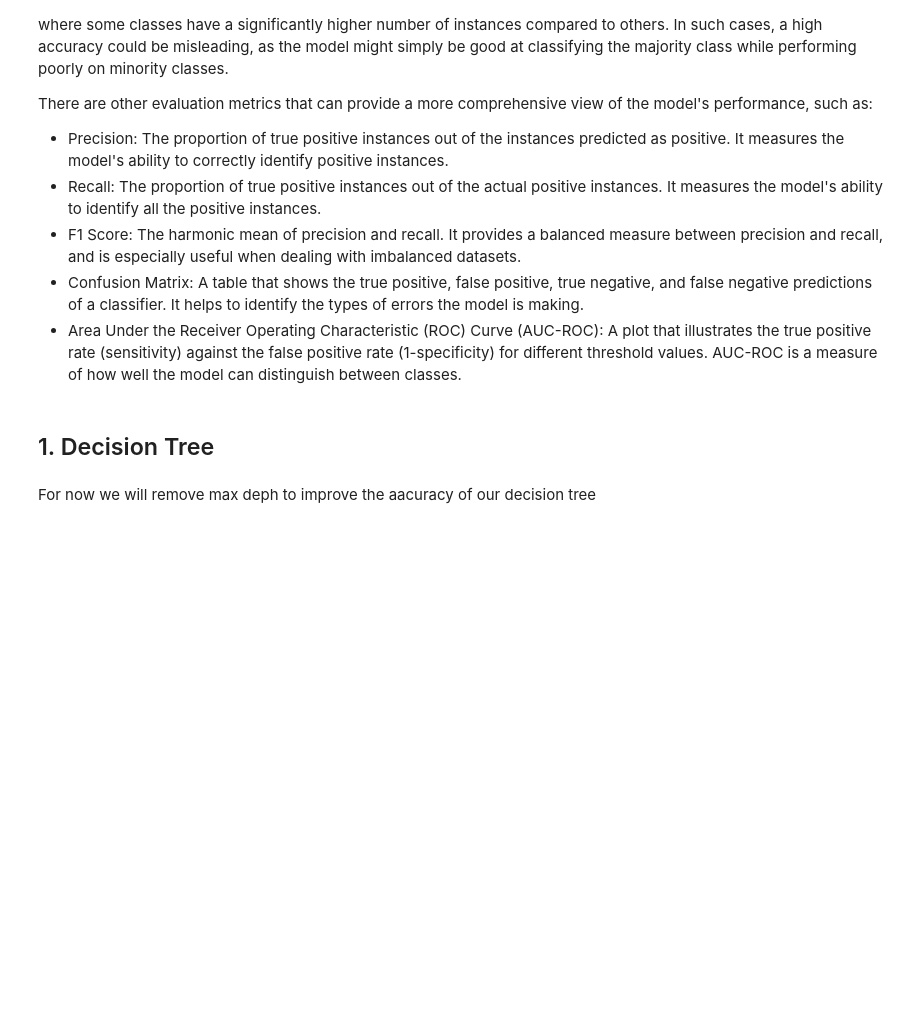
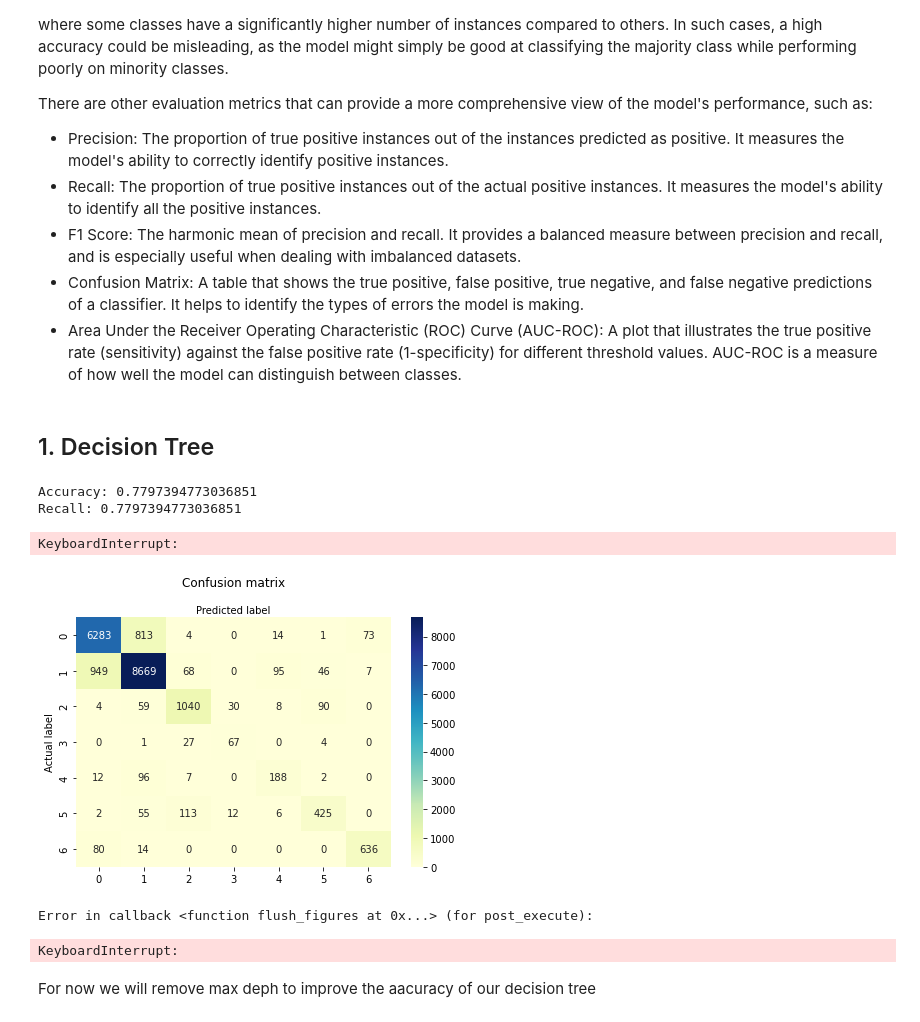
Before and after one commit to monica-navas-m/Machine-Learning, a Jupyter notebook: Notebook Python.ipynb, the cells around one changed output. Cells and saved outputs as stored; diff of their text form; code cells hidden in the pictures; blank space fills up the shorter version.

```diff
--- a/Notebook Python.ipynb
+++ b/Notebook Python.ipynb
@@ -353,7 +431,7 @@ The input data consists of five features: "Wilderness area code", "Elevation", "
 # Separate features and target variable
 
 #X = df_subset.drop("Cover_Type_code", axis=1)
-X = df_subset[["Wilderness area code", "Elevation", 'Horizontal_Distance_To_Roadways', 'Horizontal_Distance_To_Fire_Points', 'Soil type code']]
+X = df_subset[["Wilderness area code", "Elevation", "Soil type code", 'Horizontal_Distance_To_Roadways', 'Horizontal_Distance_To_Fire_Points', 'Slope',"Hillshade_Noon","Hillshade_3pm"]]
 y = df_subset["Cover_Type_code"]
 #X = df[["Wilderness area code", "Elevation", 'Horizontal_Distance_To_Roadways', 'Horizontal_Distance_To_Fire_Points', 'Soil type code']]
 #y = df["Cover_Type_code"]
@@ -449,3 +469,68 @@ print(classification_report(y_test, y_pred, target_names=target_names))
+# %%
+features = list(X.columns)
+
+# Split the dataset into training and testing subsets
+X_train, X_test, y_train, y_test = train_test_split(X, y, test_size=0.2, random_state=42)
+
+# Create a decision tree classifier with a range of depths to search
+clf = DecisionTreeClassifier(random_state=42)
+param_grid = {
+    "max_depth": range(1, 4),
+    "min_samples_split": range(2, 4, 2),
+    "min_samples_leaf": range(1, 4, 2)
+}
+
+#decision_tree = DecisionTreeClassifier(random_state=0, max_depth=2)
+
+# Use GridSearchCV to find the best hyperparameters
+#grid_search = GridSearchCV(clf, param_grid, scoring="accuracy", cv=5, n_jobs=-1)
+clf.fit(X_train, y_train)
+#best_clf = grid_search.best_estimator_
+
+# Make predictions on the testing dataset
+y_pred = clf.predict(X_test)
+
+# Evaluate the accuracy of the model
+accuracy = accuracy_score(y_test, y_pred)
+print("Accuracy:", accuracy)
+
+# Evaluate the balanced accuracy of the model
+b_accuracy = balanced_accuracy_score(y_test, y_pred)
+print(f"Balanced Accuracy: {b_accuracy:.2f}")
+
+# Calculate the confusion matrix of the model
+cm = confusion_matrix(y_test, y_pred)
+
+class_names = [0, 1, 2, 3, 4, 5, 6]  # Name of classes
+fig, ax = plt.subplots()
+tick_marks = np.arange(len(class_names))
+plt.xticks(tick_marks, class_names)
+plt.yticks(tick_marks, class_names)
+
+
+# Create heatmap
+sns.heatmap(pd.DataFrame(cm), annot=True, cmap="YlGnBu", fmt='g')
+ax.xaxis.set_label_position("top")
+plt.tight_layout()
+plt.title('Confusion matrix', y=1.1)
+plt.ylabel('Actual label')
+plt.xlabel('Predicted label')
+
+# Visualize the decision tree
+plt.figure(figsize=(30, 20))
+plot_tree(clf, feature_names=features, class_names=['0', '1', '2', '3', '4', '5', '6'], filled=True)
+plt.show()
+
+# Print the evaluation matrix
+target_names = ['0', '1', '2', '3', '4', '5', '6']
+print(classification_report(y_test, y_pred, target_names=target_names))
+# %% [output]
+Accuracy: 0.7797394773036851
+Recall: 0.7797394773036851
+KeyboardInterrupt:
+[figure, added]
+Error in callback <function flush_figures at 0x...> (for post_execute):
+KeyboardInterrupt:
 # %% [markdown]
 For now we will remove max deph to improve the aacuracy of our decision tree
 # %% [markdown]
```
Also changed, not shown: parts of 23 cells of this notebook.
